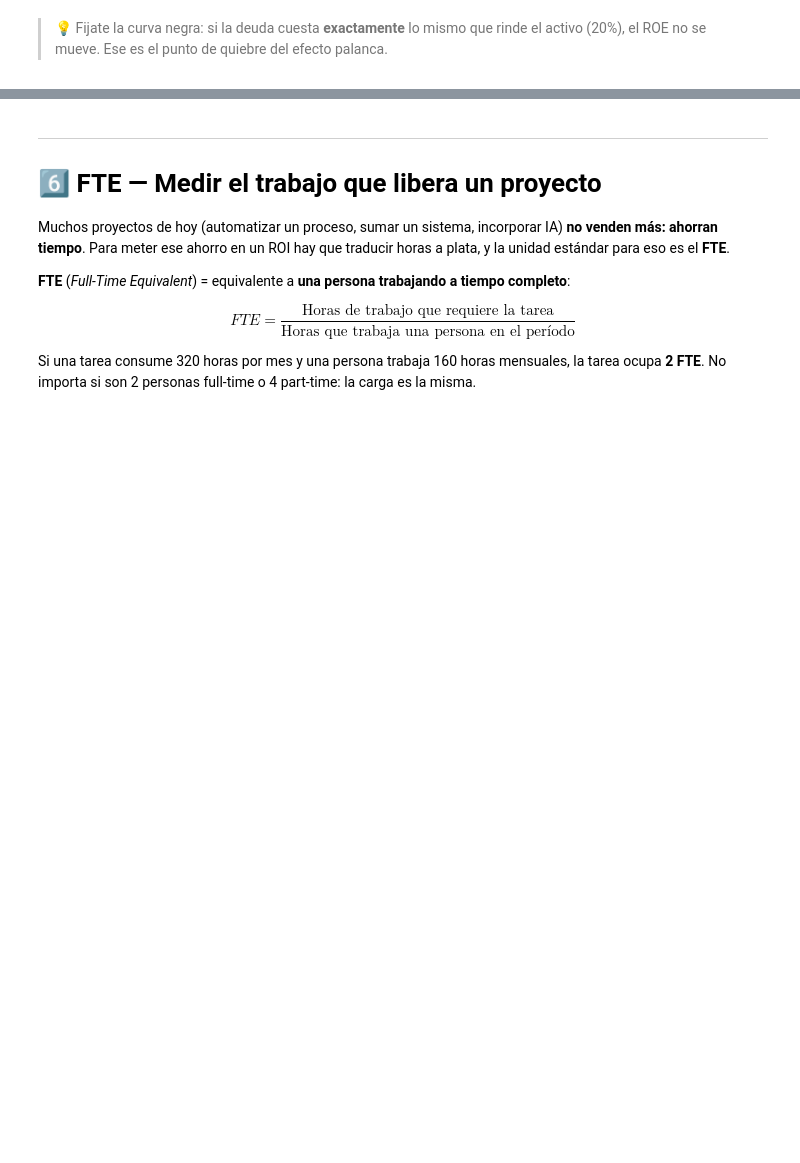
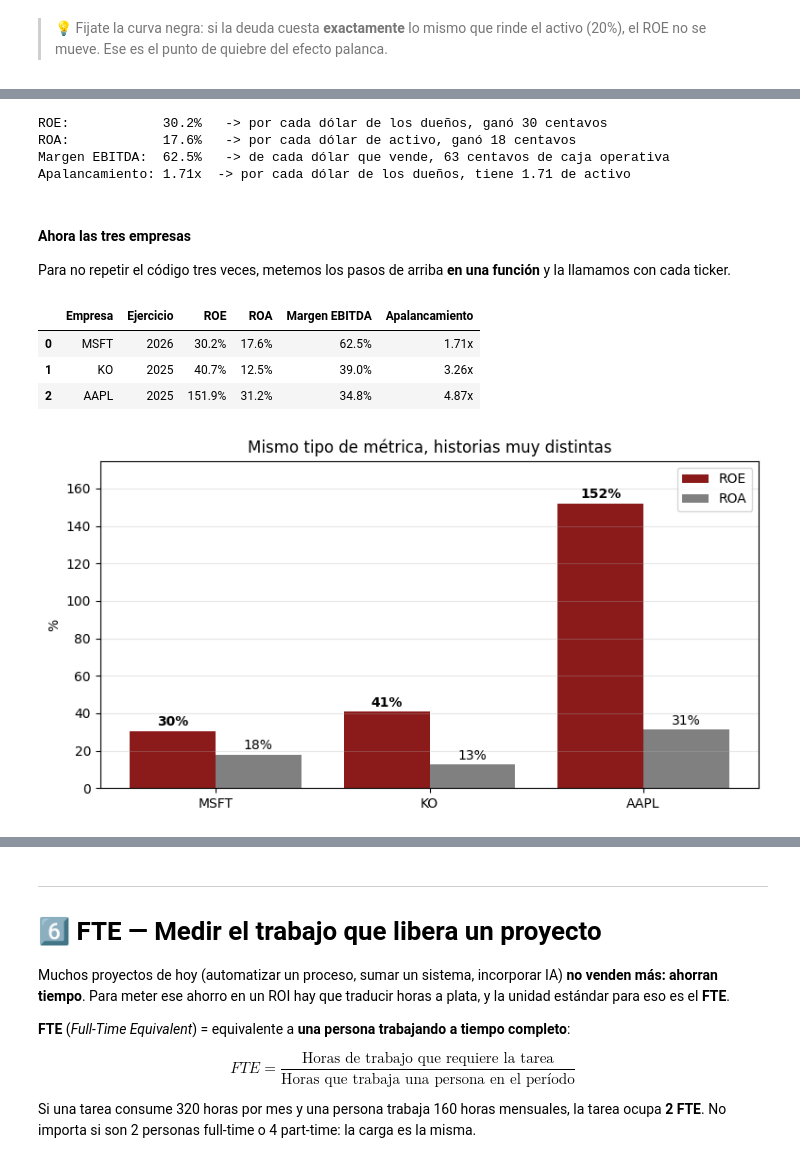
Before and after one commit to Datso653/Laboratorio-de-metodos-Cuantitativos-Aplicados-a-la-gestion, a Jupyter notebook: notebooks/14_Aplicaciones_financieras_para_inversiones.ipynb, the cells around one changed output, grey strips where cells are left out. Drawn from its saved outputs; the diff is of its cells as text; code cells hidden in the pictures; blank space fills up the shorter version.

```diff
--- a/notebooks/14_Aplicaciones_financieras_para_inversiones.ipynb
+++ b/notebooks/14_Aplicaciones_financieras_para_inversiones.ipynb
@@ -527,0 +613,69 @@ plt.show()
+# %%
+ingresos = resultados.loc["Total Revenue"].iloc[0]
+ebitda   = resultados.loc["EBITDA"].iloc[0]
+neto     = resultados.loc["Net Income"].iloc[0]
+
+roe_msft = neto / patrimonio
+roa_msft = neto / activo
+
+print(f"ROE:            {roe_msft:.1%}   -> por cada dólar de los dueños, ganó {roe_msft * 100:.0f} centavos")
+print(f"ROA:            {roa_msft:.1%}   -> por cada dólar de activo, ganó {roa_msft * 100:.0f} centavos")
+print(f"Margen EBITDA:  {ebitda / ingresos:.1%}   -> de cada dólar que vende, {ebitda / ingresos * 100:.0f} centavos de caja operativa")
+print(f"Apalancamiento: {activo / patrimonio:.2f}x  -> por cada dólar de los dueños, tiene {activo / patrimonio:.2f} de activo")
+# %% [output]
+ROE:            30.2%   -> por cada dólar de los dueños, ganó 30 centavos
+ROA:            17.6%   -> por cada dólar de activo, ganó 18 centavos
+Margen EBITDA:  62.5%   -> de cada dólar que vende, 63 centavos de caja operativa
+Apalancamiento: 1.71x  -> por cada dólar de los dueños, tiene 1.71 de activo
+# %% [markdown]
+#### Ahora las tres empresas
+
+Para no repetir el código tres veces, metemos los pasos de arriba **en una función** y la llamamos
+con cada ticker.
+# %%
+def metricas(ticker):
+    # Los mismos pasos de arriba, para cualquier empresa
+    empresa    = yf.Ticker(ticker)
+    resultados = empresa.financials
+    balance    = empresa.balance_sheet
+
+    neto       = resultados.loc["Net Income"].iloc[0]
+    ingresos   = resultados.loc["Total Revenue"].iloc[0]
+    ebitda     = resultados.loc["EBITDA"].iloc[0]
+    activo     = balance.loc["Total Assets"].iloc[0]
+    patrimonio = balance.loc["Stockholders Equity"].iloc[0]
+
+    return {
+        "Empresa":        ticker,
+        "Ejercicio":      resultados.columns[0].year,
+        "ROE":            neto / patrimonio,
+        "ROA":            neto / activo,
+        "Margen EBITDA":  ebitda / ingresos,
+        "Apalancamiento": activo / patrimonio,
+    }
+
+comparacion = pd.DataFrame([metricas(t) for t in ["MSFT", "KO", "AAPL"]])
+comparacion.style.format({"ROE": "{:.1%}", "ROA": "{:.1%}", "Margen EBITDA": "{:.1%}",
+                          "Apalancamiento": "{:.2f}x"})
+# %% [output]
+|  | Empresa | Ejercicio | ROE | ROA | Margen EBITDA | Apalancamiento |
+| 0 | MSFT | 2026 | 30.2% | 17.6% | 62.5% | 1.71x |
+| 1 | KO | 2025 | 40.7% | 12.5% | 39.0% | 3.26x |
+| 2 | AAPL | 2025 | 151.9% | 31.2% | 34.8% | 4.87x |
+# %%
+fig, ax = plt.subplots(figsize=(9, 4.5))
+x = np.arange(len(comparacion))
+ax.bar(x - 0.2, comparacion["ROE"] * 100, width=0.4, color="#8B1A1A", label="ROE")
+ax.bar(x + 0.2, comparacion["ROA"] * 100, width=0.4, color="gray", label="ROA")
+for i, fila in comparacion.iterrows():
+    ax.text(i - 0.2, fila["ROE"] * 100 + 3, f"{fila['ROE']:.0%}", ha="center", fontweight="bold")
+    ax.text(i + 0.2, fila["ROA"] * 100 + 3, f"{fila['ROA']:.0%}", ha="center")
+ax.set_xticks(x, comparacion["Empresa"])
+ax.set_ylim(0, comparacion["ROE"].max() * 100 * 1.15)
+ax.set_ylabel("%")
+ax.set_title("Mismo tipo de métrica, historias muy distintas")
+ax.legend()
+ax.grid(axis="y", alpha=0.3)
+plt.show()
+# %% [output]
+[figure, added]
```
Also changed, not shown: parts of 8 cells of this notebook, 5 other files.
